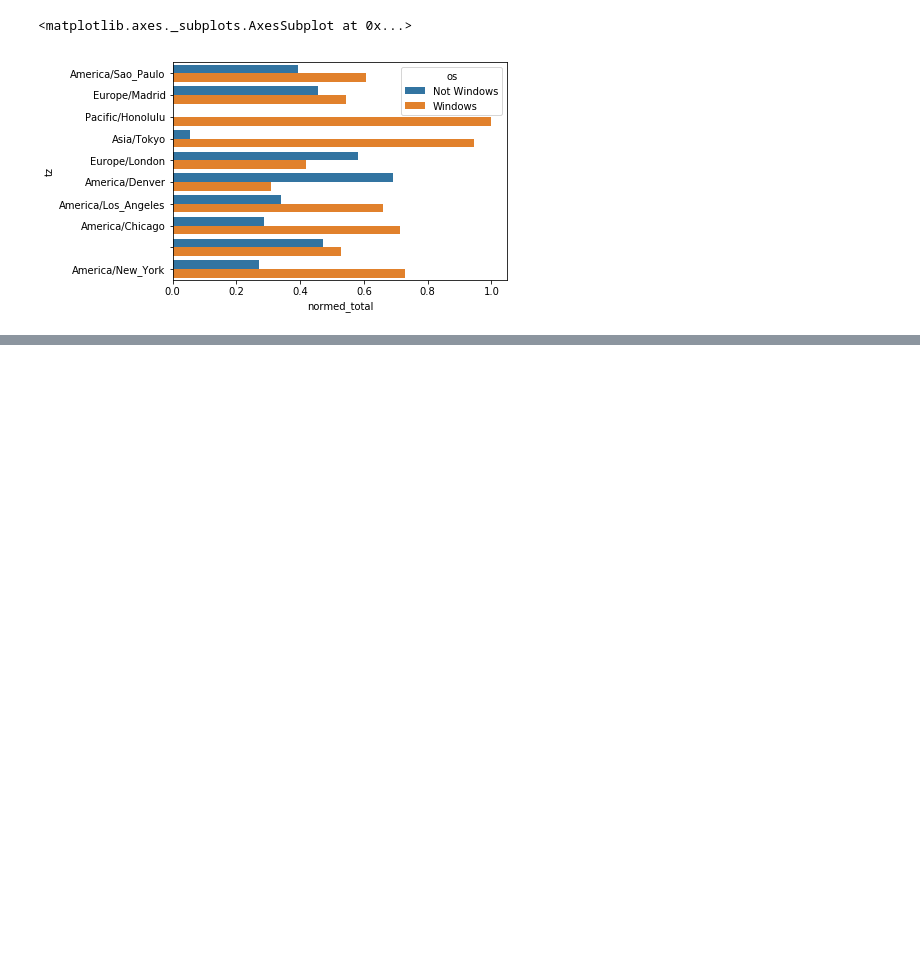
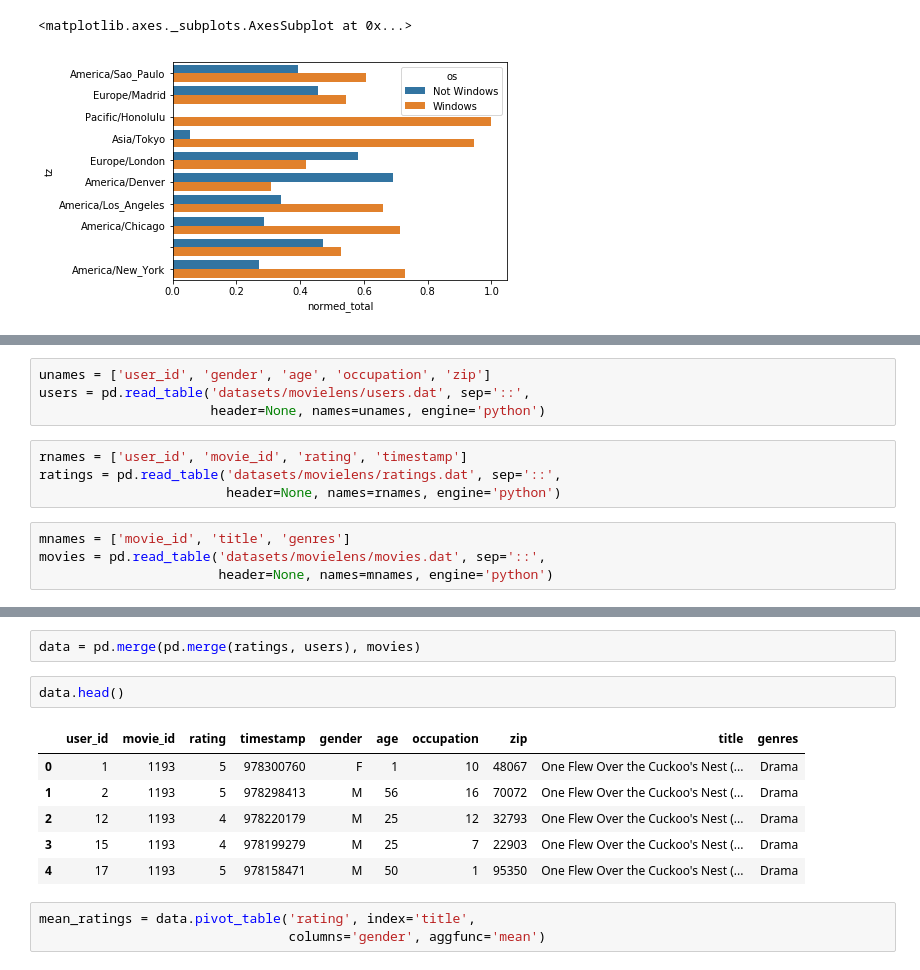
Before and after one commit to rumourcy/DA, a Jupyter notebook: python-for-data-analysis/chapter14.ipynb, the cells around one changed output, grey strips where cells are left out. Cells and saved outputs as stored; diff of their text form; blank space fills up the shorter version.

```diff
--- a/python-for-data-analysis/chapter14.ipynb
+++ b/python-for-data-analysis/chapter14.ipynb
@@ -335,0 +340,12 @@ sns.barplot(y='tz', x='normed_total', hue='os', data=results)
+# %%
+unames = ['user_id', 'gender', 'age', 'occupation', 'zip']
+users = pd.read_table('datasets/movielens/users.dat', sep='::',
+                      header=None, names=unames, engine='python')
+# %%
+rnames = ['user_id', 'movie_id', 'rating', 'timestamp']
+ratings = pd.read_table('datasets/movielens/ratings.dat', sep='::',
+                        header=None, names=rnames, engine='python')
+# %%
+mnames = ['movie_id', 'title', 'genres']
+movies = pd.read_table('datasets/movielens/movies.dat', sep='::',
+                       header=None, names=mnames, engine='python')
@@ -335,0 +379,14 @@ sns.barplot(y='tz', x='normed_total', hue='os', data=results)
+# %%
+data = pd.merge(pd.merge(ratings, users), movies)
+# %%
+data.head()
+# %% [output]
+|  | user_id | movie_id | rating | timestamp | gender | age | occupation | zip | title | genres |
+| 0 | 1 | 1193 | 5 | 978300760 | F | 1 | 10 | 48067 | One Flew Over the Cuckoo's Nest (... | Drama |
+| 1 | 2 | 1193 | 5 | 978298413 | M | 56 | 16 | 70072 | One Flew Over the Cuckoo's Nest (... | Drama |
+| 2 | 12 | 1193 | 4 | 978220179 | M | 25 | 12 | 32793 | One Flew Over the Cuckoo's Nest (... | Drama |
+| 3 | 15 | 1193 | 4 | 978199279 | M | 25 | 7 | 22903 | One Flew Over the Cuckoo's Nest (... | Drama |
+| 4 | 17 | 1193 | 5 | 978158471 | M | 50 | 1 | 95350 | One Flew Over the Cuckoo's Nest (... | Drama |
+# %%
+mean_ratings = data.pivot_table('rating', index='title',
+                                columns='gender', aggfunc='mean')
```
Also changed, not shown: parts of 16 cells of this notebook.
